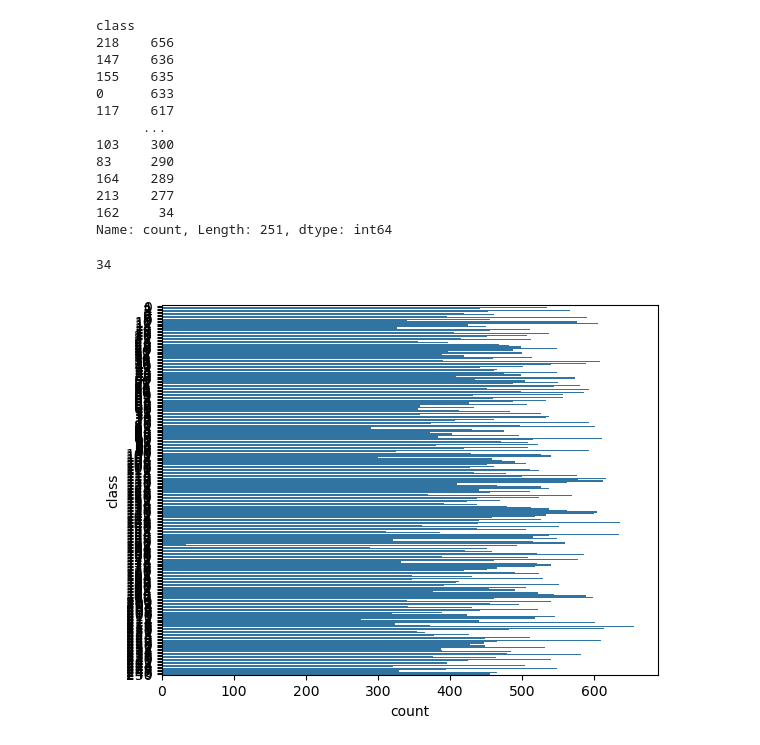
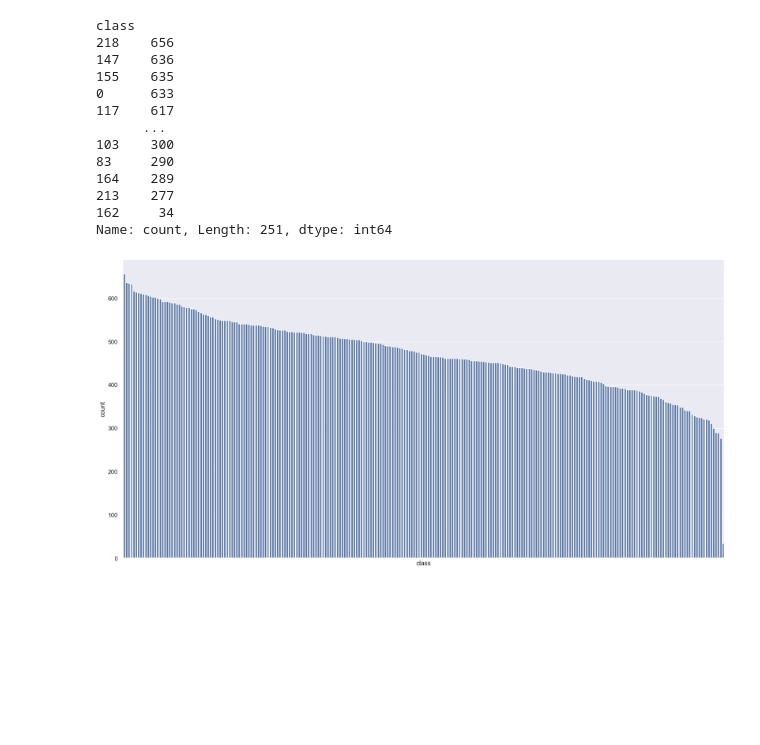
Before and after one commit to michelebanfi/supervised-learning, a Jupyter notebook: benchmark.ipynb, the cells around one changed output. Drawn from its saved outputs; the diff is of its cells as text; code cells hidden in the pictures; blank space fills up the shorter version.

```diff
--- a/benchmark.ipynb
+++ b/benchmark.ipynb
@@ -22,13 +27,8 @@ Name: count, Length: 251, dtype: int64
 # %%
-# minimum number of occurrencies per class
-df["class"].value_counts().min()
+# plot the ordered distribution of the classes
+sns.set(rc={'figure.figsize':(20,10)})
+sns.countplot(data=df, x="class", order = df["class"].value_counts().index)
+plt.xticks([])
+plt.show()
 # %% [output]
-34
+[figure, added]
-# %%
-# plot the distribution of the classes
-import seaborn as sns
-import matplotlib.pyplot as plt
-sns.countplot(y="class", data=df)
-plt.show()
-# %% [output]
-[figure, removed]
```
Also changed, not shown: parts of 3 cells of this notebook, 4 other files.
